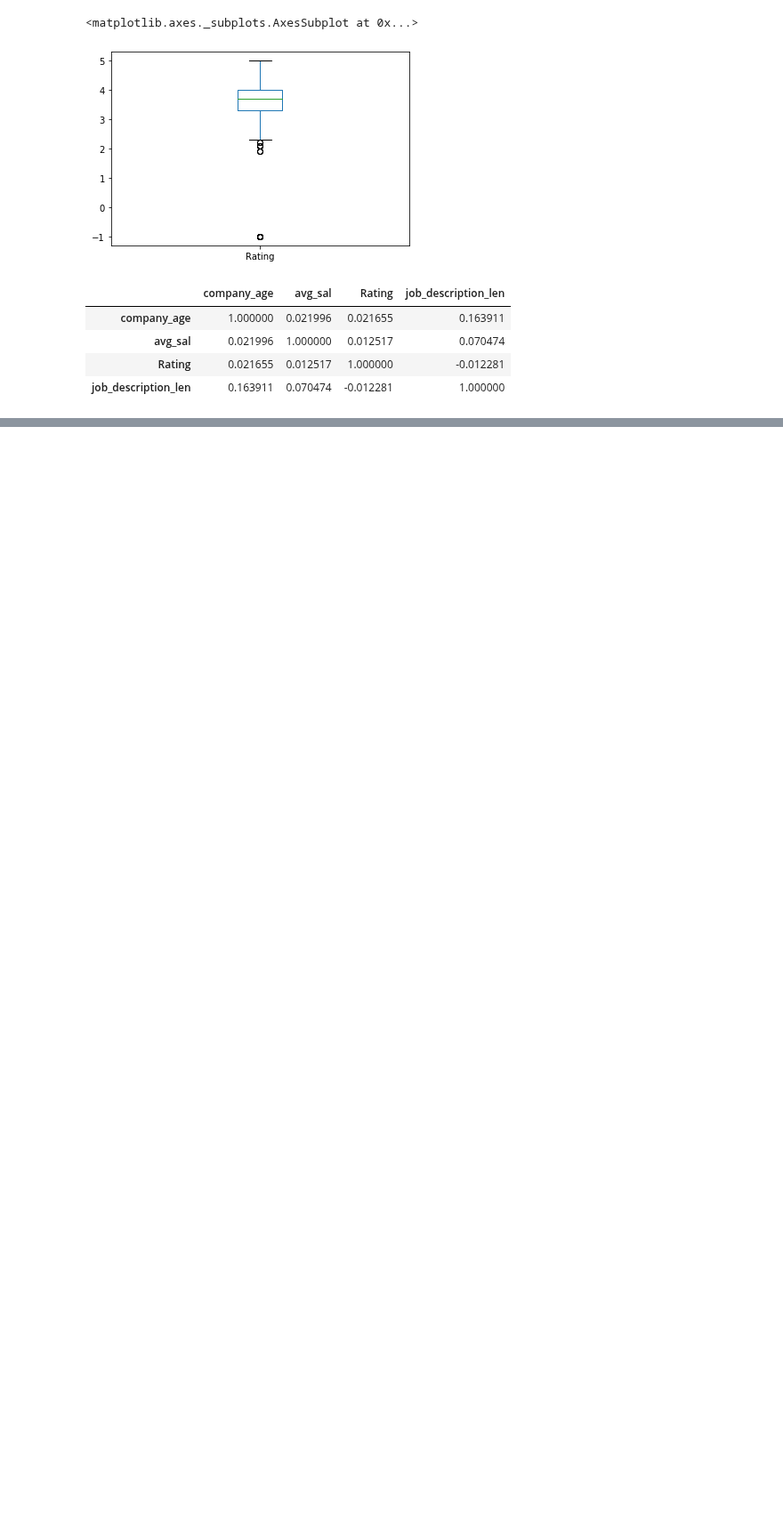
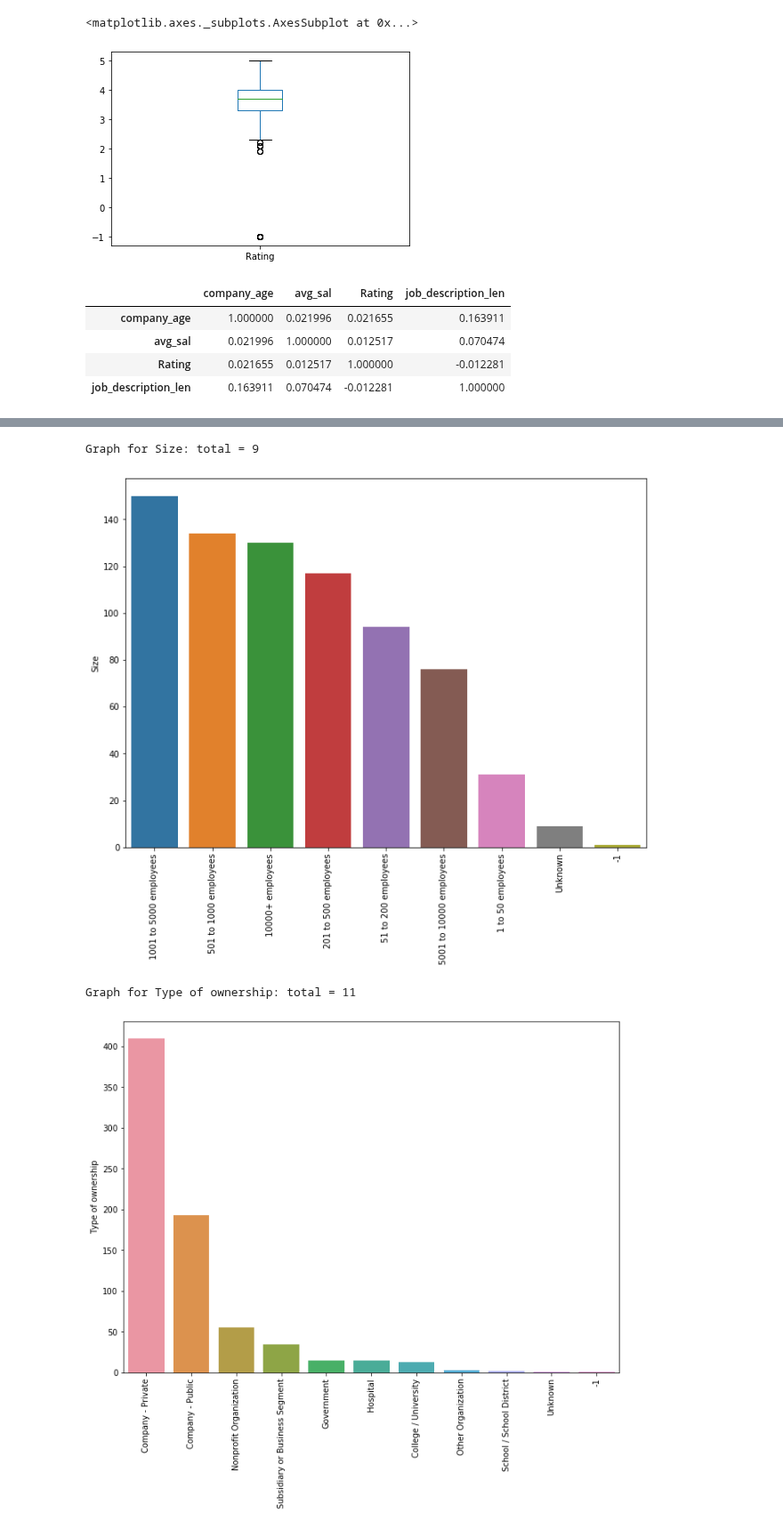
Before and after one commit to MrLuciferM/DataScience_Salary_proj, a Jupyter notebook: ExploratoryAnalysis.ipynb, the cells around one changed output, grey strips where cells are left out. Shown at 89% size. Cells and saved outputs as stored; diff of their text form; code cells hidden in the pictures; blank space fills up the shorter version.

Commit message:
barcharts, pivot tables, word cloud

```diff
--- a/ExploratoryAnalysis.ipynb
+++ b/ExploratoryAnalysis.ipynb
@@ -122,0 +136,7 @@ sns.heatmap(df1[['company_age','Rating','avg_sal','job_description_len']].corr()
+# %%
+df_categorical = df[['Company Name','Headquarters', 'Size', 'Founded','Type of ownership',
+                     'Industry', 'Sector', 'Revenue','job_state', 'same_state',
+                     'python', 'r_lang', 'excel','anaconda', 'rapid', 'sql',
+                     'tensorflow', 'tableau', 'spark', 'aws','job_simplified',
+                     'seniority', 'job_description_len']]
+df_categorical.head()
@@ -122,0 +172,15 @@ sns.heatmap(df1[['company_age','Rating','avg_sal','job_description_len']].corr()
+# %%
+features = ['Size','Type of ownership','Sector','Revenue','job_state']
+# plotting bar plots
+for i in df_categorical[features].columns:
+    cat_num = x = df_categorical[i].value_counts() # cat_num is the number of unique values for a given column and cat_num.index() is the name of that value
+    print('Graph for %s: total = %d'%(i, len(cat_num)))
+    fig, ax = plt.subplots(figsize=(11,8))
+    chart = sns.barplot(x=cat_num.index, y=cat_num, ax =ax)
+    chart.set_xticklabels(chart.get_xticklabels(), rotation = 90)
+    plt.show()
+# %% [output]
+Graph for Size: total = 9
+[figure, added]
+Graph for Type of ownership: total = 11
+[figure, added]
```
Also changed, not shown: parts of 20 cells of this notebook.
